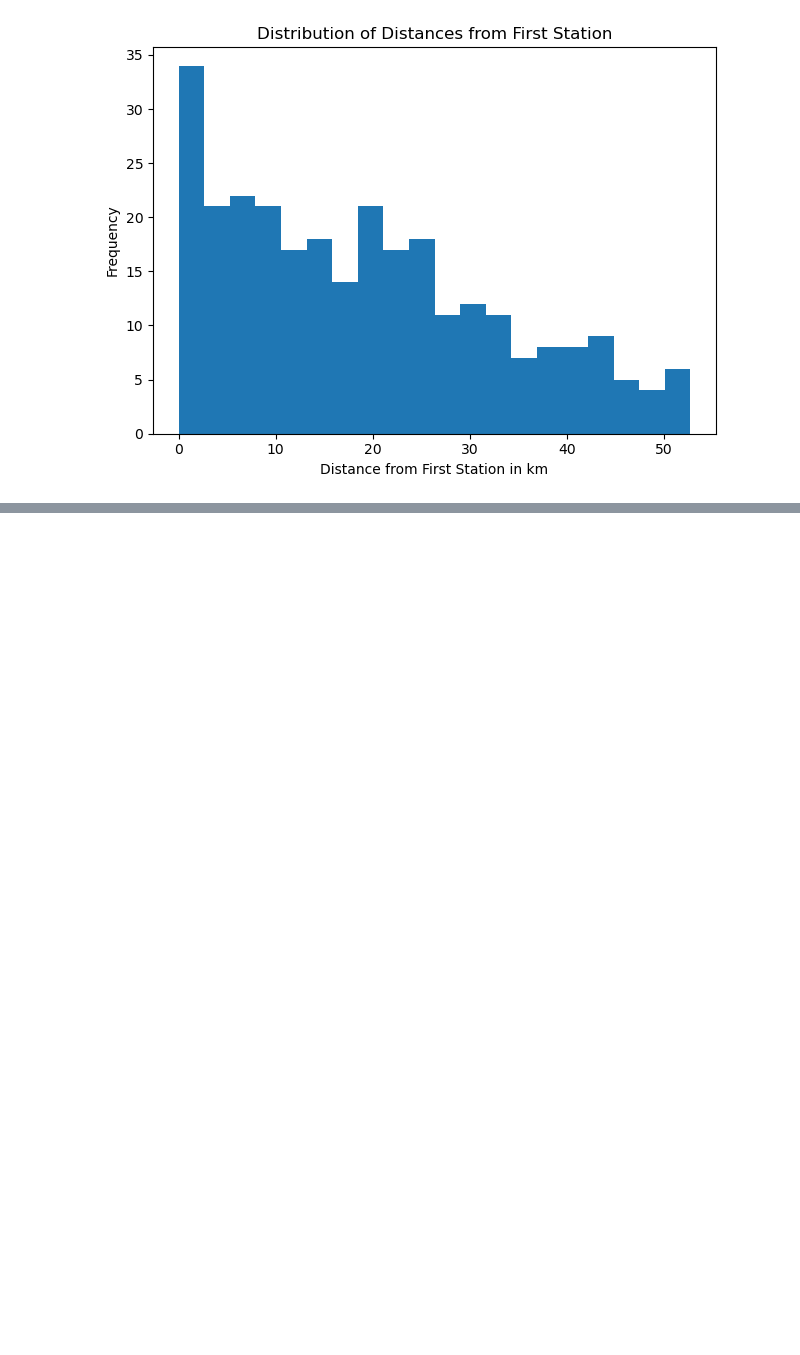
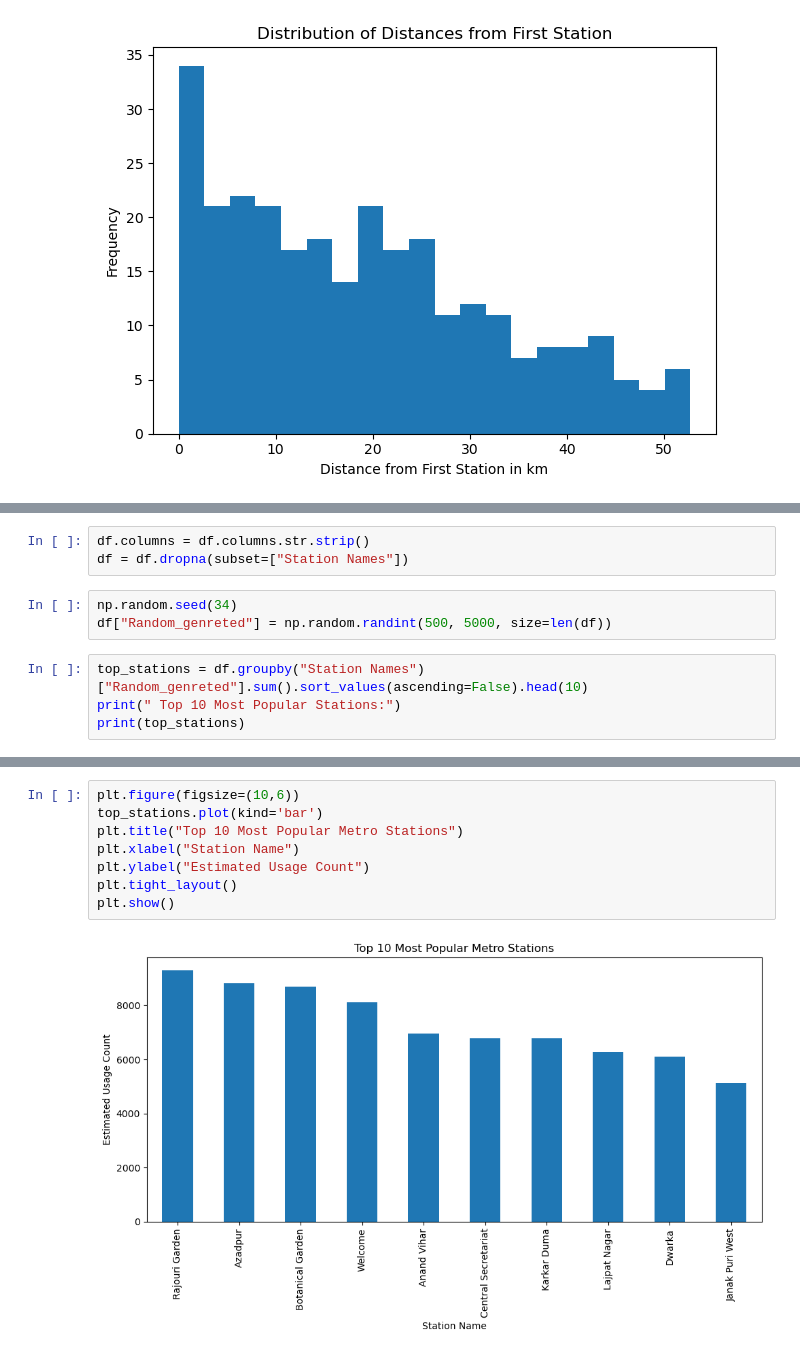
Before and after one commit to bhavyethakkar-01/dumy-data, a Jupyter notebook: metro.ipynb, the cells around one changed output, grey strips where cells are left out. Cells and saved outputs as stored; diff of their text form; blank space fills up the shorter version.

Commit message:
popular stations

```diff
--- a/metro.ipynb
+++ b/metro.ipynb
@@ -185,0 +189,10 @@ plt.show()
+# %%
+df.columns = df.columns.str.strip()
+df = df.dropna(subset=["Station Names"])
+# %%
+np.random.seed(34)
+df["Random_genreted"] = np.random.randint(500, 5000, size=len(df))
+# %%
+top_stations = df.groupby("Station Names")["Random_genreted"].sum().sort_values(ascending=False).head(10)
+print(" Top 10 Most Popular Stations:")
+print(top_stations)
@@ -185,0 +213,10 @@ plt.show()
+# %%
+plt.figure(figsize=(10,6))
+top_stations.plot(kind='bar')
+plt.title("Top 10 Most Popular Metro Stations")
+plt.xlabel("Station Name")
+plt.ylabel("Estimated Usage Count")
+plt.tight_layout()
+plt.show()
+# %% [output]
+[figure, added]
```
Also changed, not shown: parts of 5 cells of this notebook.
